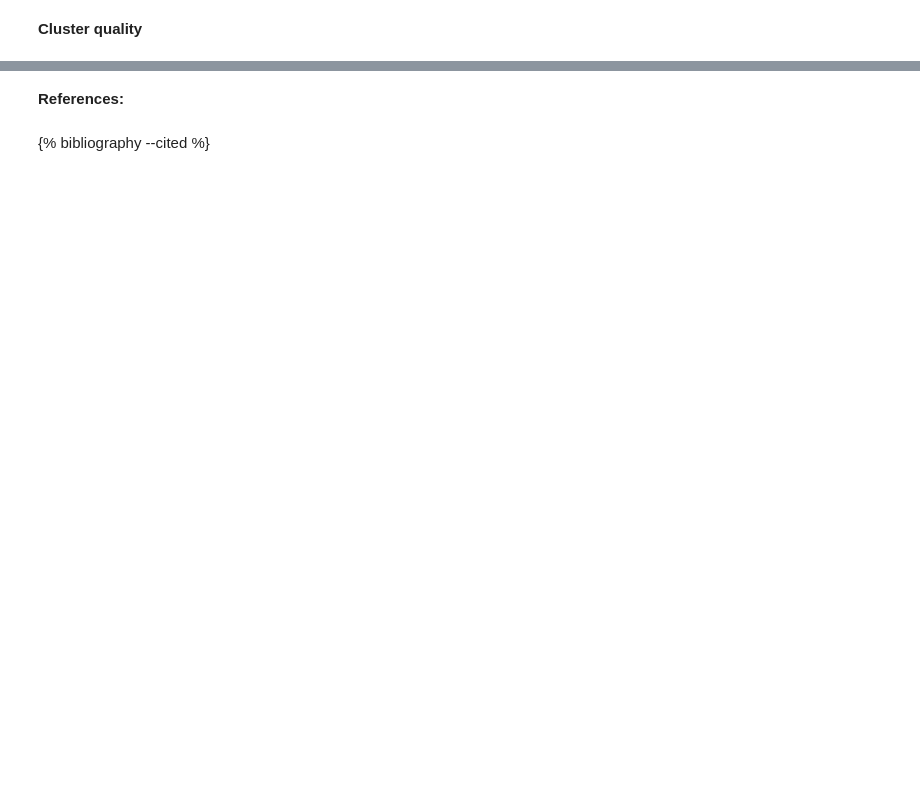
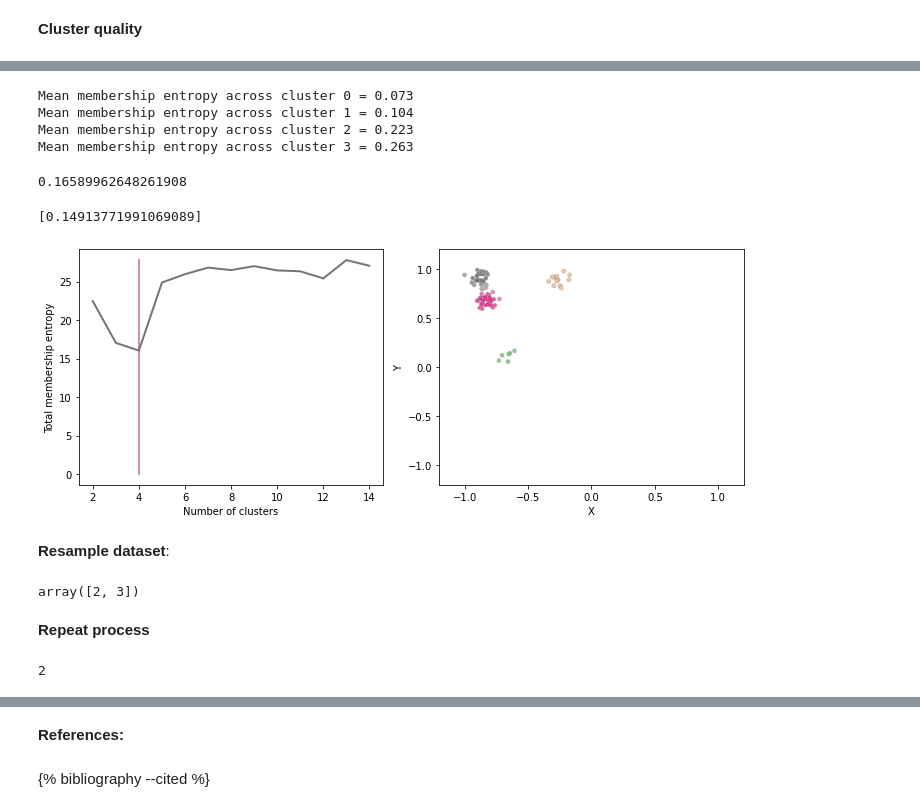
Before and after one commit to joaodmrodrigues/elements-financial-machine-learning, a Jupyter notebook: __writing/__writing-optimal_probabilistic_clustering_part2.ipynb, the cells around one changed output, grey strips where cells are left out. Saved outputs shown, nothing was run; the diff lists cells and outputs as text; code cells hidden in the pictures; blank space fills up the shorter version.

```diff
--- a/__writing/__writing-optimal_probabilistic_clustering_part2.ipynb
+++ b/__writing/__writing-optimal_probabilistic_clustering_part2.ipynb
@@ -119,0 +141,2 @@ plt.show()
+# %%
+dataset = dataset[inds,:]
@@ -119,0 +145,6 @@ plt.show()
+# %%
+n_clusters_trials = np.arange(2, 15, 1)
+total_entropies = list()
+for trial in n_clusters_trials:
+    _, _, _, total_entropy = run_cluster(n_clusters=trial, features=dataset, random_state=20)
+    total_entropies.append(total_entropy)
@@ -119,0 +156,59 @@ plt.show()
+# %%
+p, representative_cluster, Sx, S = run_cluster(n_clusters=optimal_nclusters, features=dataset)
+# %%
+Si_iter2 = dict()
+for clust in set(representative_cluster):
+    probs = p[np.argmax(p, 1)==clust, :]
+    entropy = -np.sum(probs*np.log(probs), 1) / np.log(probs.shape[1])
+    Si_iter2.update({clust: np.mean(entropy)})
+
+_=[print("Mean membership entropy across cluster {0} = {1}".format(i, np.round(Si_iter2[i], 3))) for i in Si_iter2.keys()]
+# %% [output]
+Mean membership entropy across cluster 0 = 0.073
+Mean membership entropy across cluster 1 = 0.104
+Mean membership entropy across cluster 2 = 0.223
+Mean membership entropy across cluster 3 = 0.263
+# %%
+score = np.mean(list(Si_iter2.values()))
+
+print(score)
+
+[Si_iter1[bad_cluster] for bad_cluster in bad_clusters]
+# %% [output]
+0.16589962648261908
+[0.14913771991069089]
+# %%
+edgecolors = list()
+facecolors = list()
+for i in range(0, optimal_nclusters):
+    edgecolors.append(make_rgb_transparent(rgb=colormap(1.0*i/(optimal_nclusters-1)), alpha=1))
+    facecolors.append(make_rgb_transparent(rgb=colormap(1.0*i/(optimal_nclusters-1)), alpha=0.65))
+
+fig, axes = plt.subplots(1, 2, figsize=(10, 4))
+
+axes[0].plot([optimal_nclusters, optimal_nclusters], [0, np.max(total_entropies)], color=(0.8,0.6,0.6), linewidth=2)
+axes[0].plot(n_clusters_trials, total_entropies, color=(0.46,0.46,0.46), linewidth=2)
+axes[0].set_xlabel('Number of clusters')
+axes[0].set_ylabel('Total membership entropy')
+
+color_seq = list()
+for j in range(0, dataset.shape[0]):
+    color_seq.append(make_rgb_transparent(edgecolors[representative_cluster[j]], 1-Sx[j]))
+axes[1].scatter(dataset[:,0], dataset[:,1], marker='.', s=60, edgecolors=(0.6,0.6,0.6,0.5), c=color_seq)
+axes[1].set_xlabel('X')
+axes[1].set_ylabel('Y')
+axes[1].set_xlim(-1.2,1.2)
+axes[1].set_ylim(-1.2,1.2)
+
+
+plt.tight_layout()
+plt.show()
+# %% [output]
+[figure, added]
+# %% [markdown]
+**Resample dataset**:
+# %%
+bad_clusters = np.array(list(Si_iter2.keys()))[list(Si_iter2.values()) > np.mean(list(Si_iter2.values()))]
+bad_clusters
+# %% [output]
+array([2, 3])
@@ -119,0 +222,2 @@ plt.show()
+# %% [markdown]
+**Repeat process**
@@ -119,0 +230,5 @@ plt.show()
+# %%
+optimal_nclusters = n_clusters_trials[np.argmin(total_entropies)]
+print(optimal_nclusters)
+# %% [output]
+2
```
Also changed, not shown: parts of 25 cells of this notebook, 4 other files.
